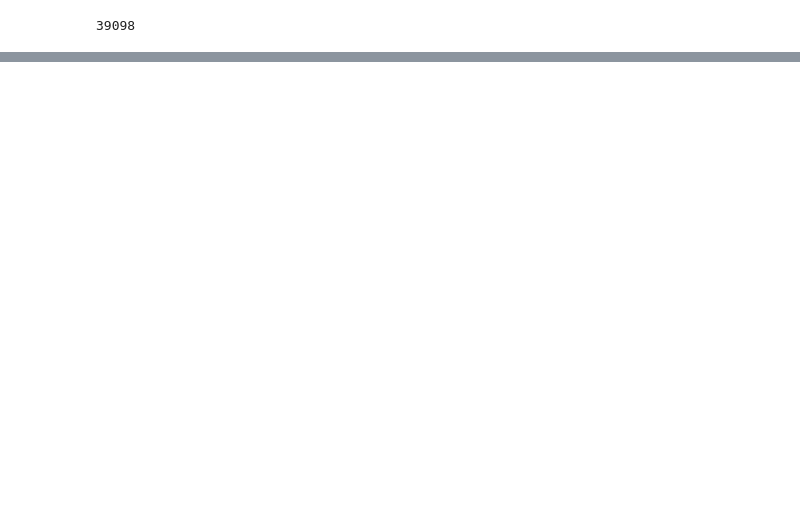
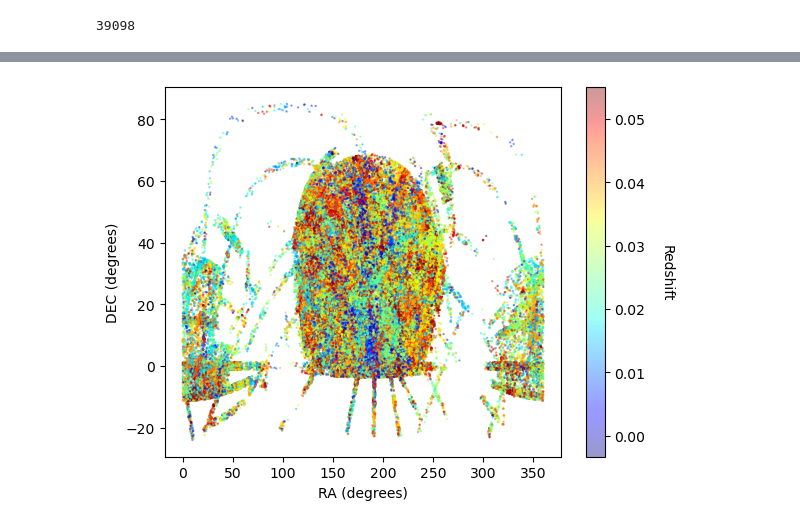
Before and after one commit to EvanBarkus/WISESize_Project, a Jupyter notebook: NSF_Figure.ipynb, the cells around one changed output, grey strips where cells are left out. Saved outputs shown, nothing was run; the diff lists cells and outputs as text; code cells hidden in the pictures; blank space fills up the shorter version.

```diff
--- a/NSF_Figure.ipynb
+++ b/NSF_Figure.ipynb
@@ -111,0 +116,19 @@ print(len(ra_cosmos))
+# %%
+from astropy.wcs import WCS
+from astropy.io import fits
+
+import numpy as np
+from astropy.table import Table
+from matplotlib.colors import LogNorm
+
+# Set up matplotlib
+import matplotlib.pyplot as plt
+%matplotlib inline
+from astropy.utils.data import download_file
+
+#FULL CATALOG
+event_filename = download_file('http://sdss.physics.nyu.edu/mblanton/v0/nsa_v0_1_2.fits',
+                               cache=True)
+
+hdu_list = fits.open(event_filename, memmap=True)
+hdu_list.info()
@@ -111,0 +142,15 @@ print(len(ra_cosmos))
+# %%
+data= Table(hdu_list[1].data)
+# %%
+ra = data['RA']
+dec = data['DEC']
+ccode = data['Z']
+
+plt.scatter(ra,dec,c=ccode,cmap='jet',alpha=0.4,s=0.6)
+plt.xlabel('RA (degrees)')
+plt.ylabel('DEC (degrees)')
+#plt.xlim(100,270)
+cbar = plt.colorbar() # Adds a colorbar
+cbar.set_label('Redshift',rotation=270,labelpad=20)
+# %% [output]
+[figure, added]
```
Also changed, not shown: parts of 12 cells of this notebook.
